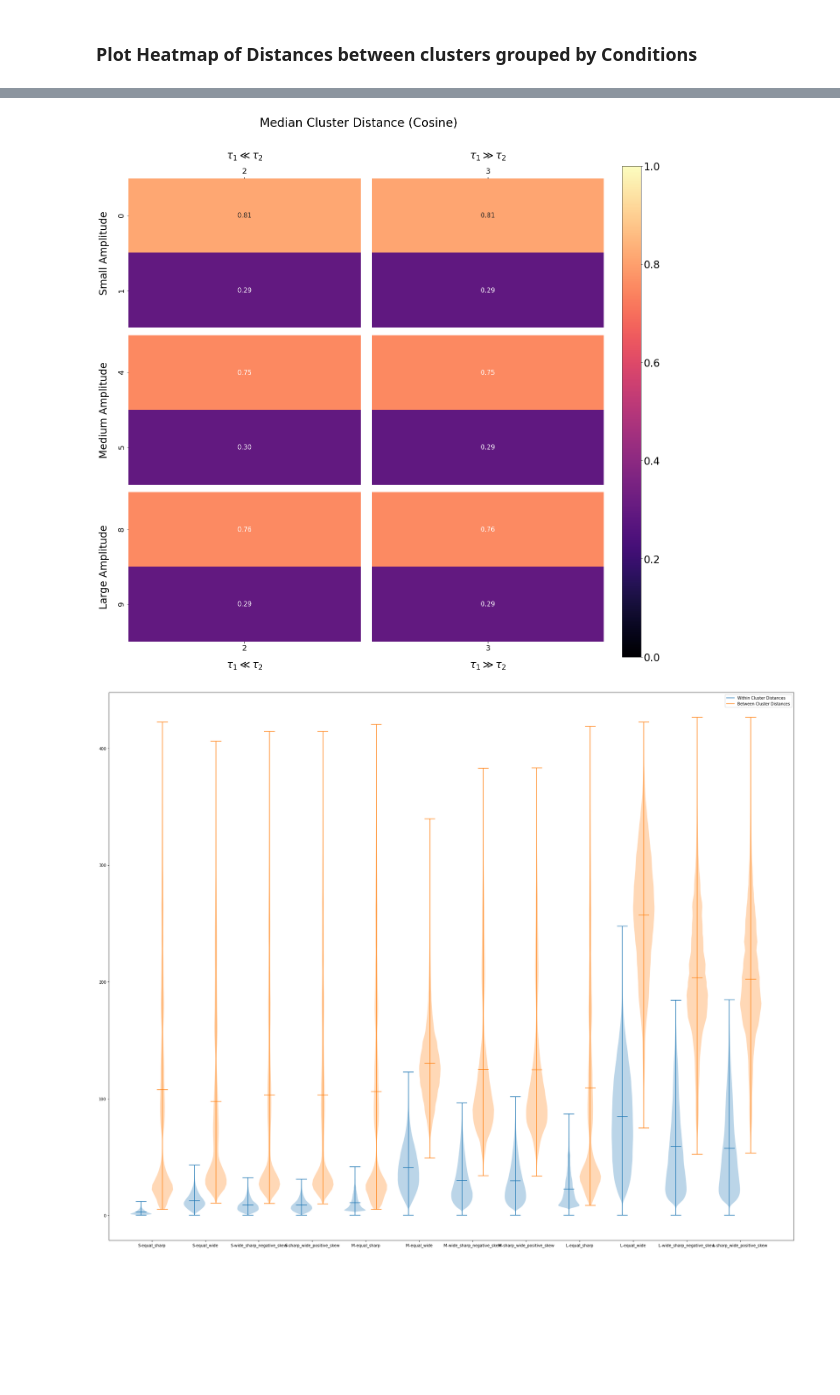
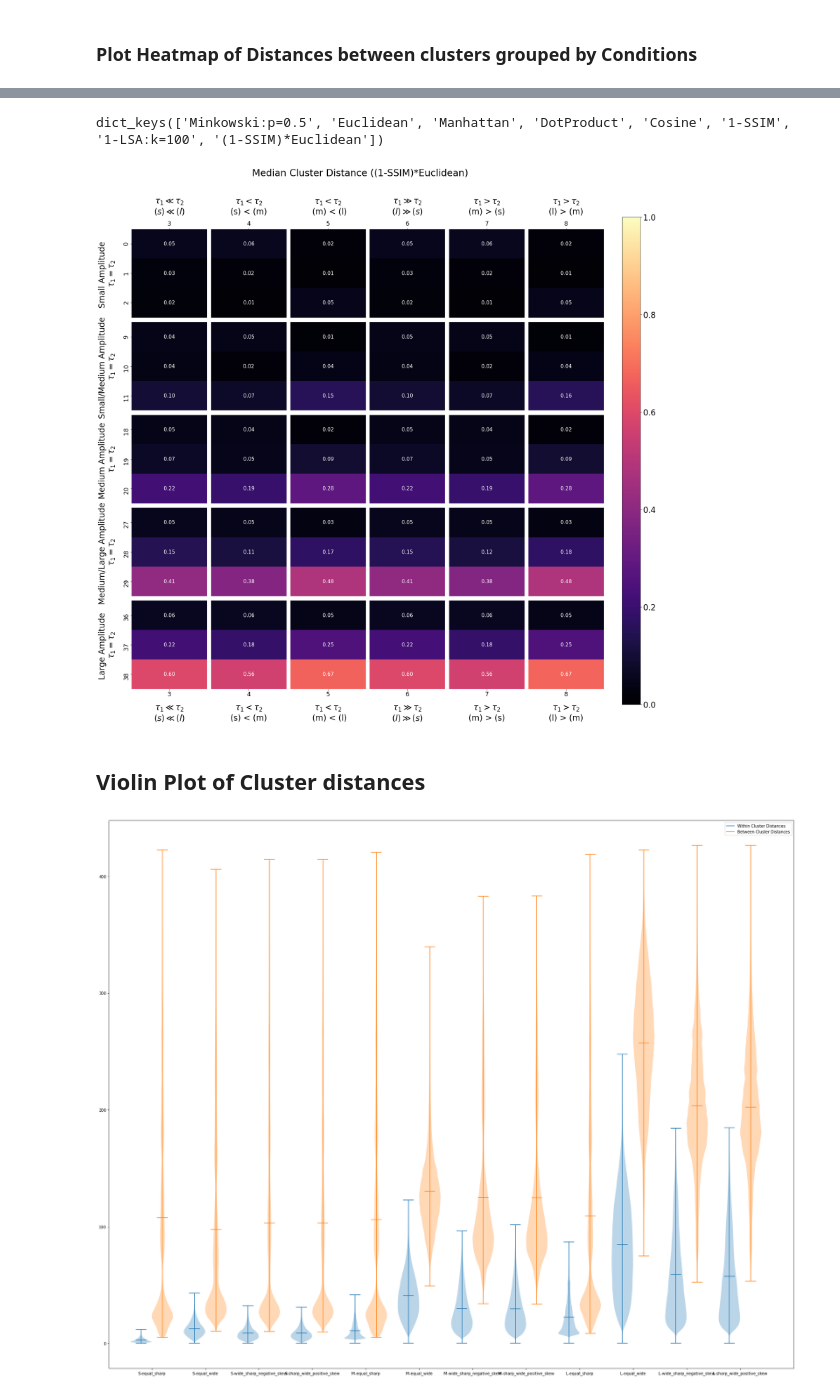
Before and after one commit to paulovic96/Burst_Clustering, a Jupyter notebook: spectral_clustering_analysis.ipynb, the cells around one changed output, grey strips where cells are left out. Cells and saved outputs as stored; diff of their text form; code cells hidden in the pictures; blank space fills up the shorter version.

Commit message:
analysis of distance functions with increasing noise

```diff
--- a/spectral_clustering_analysis.ipynb
+++ b/spectral_clustering_analysis.ipynb
@@ -573,7 +444,8 @@ def grouped_heatmap_plot(shape,
                          clusters_row = None,
                          clusters_col = None,
                          title = "",
-                         figsize = (20,20)):
+                         figsize = (20,20),
+                         subplotadjustments = None):
 
     if clusters_row is None:
         clusters_row = list(range(len(within_distances_mms_dict.keys())))
@@ -608,6 +480,8 @@ def grouped_heatmap_plot(shape,
 
     fig, ax = plt.subplots(ncols=cols, nrows=rows,figsize = figsize)
 
+
+
     cmap = plt.cm.magma
     heatmapkws = dict(square=False, cbar=False, cmap = cmap, vmin=0, vmax= 1,annot_kws={"fontsize":15})
 
@@ -618,10 +492,11 @@ def grouped_heatmap_plot(shape,
     col_labels = col_conditions#["Small Amplitude", "Medium Amplitude", "Large Amplitude"]
 
     cluster_in_rows = sum([list(range(i,shape[0],row_conditions_occurance_in_data_interval)) for i in range(row_conditions_occurance_in_data_interval)],[])
-
+    #print(cluster_in_rows)
 
     for row in range(rows):
         cluster_in_columns = sum([list(range(i,shape[1],col_conditions_occurance_in_data_interval)) for i in range(col_conditions_occurance_in_data_interval)],[])
+        #print(cluster_in_columns)
 
         data_rows = cluster_in_rows[:int(shape[0]/rows)]
         for i in data_rows:
@@ -660,6 +535,16 @@ def grouped_heatmap_plot(shape,
     sm.set_array([])
     fig.colorbar(sm, cax=cax)
     cax.tick_params(labelsize = 24)
-    plt.subplots_adjust(wspace = 0.05, hspace = 0.05)
+    if not subplotadjustments is None:
+        left = subplotadjustments[0]
+        right = subplotadjustments[1]
+        bottom = subplotadjustments[2]
+        top =  subplotadjustments[3]
+        wspace =  subplotadjustments[4]
+        hspace =  subplotadjustments[5]
+
+        plt.subplots_adjust(left=left,right=right,bottom=bottom,top=top, wspace = wspace, hspace = hspace)
+    else:
+        plt.subplots_adjust(wspace = 0.05, hspace = 0.05)
 
     fig.suptitle(title, fontsize=28)
@@ -694,31 +602,49 @@ grouped_heatmap_plot(n_clusters,
+# %%
+max_values.keys()
+# %% [output]
+dict_keys(['Minkowski:p=0.5', 'Euclidean', 'Manhattan', 'DotProduct', 'Cosine', '1-SSIM', '1-LSA:k=100', '(1-SSIM)*Euclidean'])
 # %%
-n_clusters = 6
-metric = "Cosine"
-max_value = 1
+metric = "(1-SSIM)*Euclidean"
+max_value = np.round(max_values[metric])
+
+# Clearly Separable
 #row_conditions = [r'$\tau_1 \ll \tau_2$', r'$\tau_1 \gg \tau_2$']
-col_conditions = [r'$\tau_1 \ll \tau_2$', r'$\tau_1 \gg \tau_2$']
-row_conditions = ["Small Amplitude", "Medium Amplitude", "Large Amplitude"]
+#col_conditions = [r'$\tau_1 \ll \tau_2$', r'$\tau_1 \gg \tau_2$']
+#row_conditions = ["Small Amplitude \n"+ r'$\tau_1 = \tau_2$', "Medium Amplitude \n"+ r'$\tau_1 = \tau_2$', "Large Amplitude \n"+ r'$\tau_1 = \tau_2$']
 #col_conditions = ["Small Amplitude", "Medium Amplitude", "Large Amplitude"]
 
+row_conditions = ["Small Amplitude \n"+ r'$\tau_1 = \tau_2$',"Small/Medium Amplitude \n"+ r'$\tau_1 = \tau_2$' ,"Medium Amplitude \n"+ r'$\tau_1 = \tau_2$', "Medium/Large Amplitude \n"+ r'$\tau_1 = \tau_2$' ,"Large Amplitude \n"+ r'$\tau_1 = \tau_2$']
+col_conditions = [r'$\tau_1 \ll \tau_2$'+ "\n" + r'$(s) \ll (l)$', r'$\tau_1 < \tau_2$' + "\n(s) < (m)", r'$\tau_1 < \tau_2$' + "\n (m) < (l)",
+                  r'$\tau_1 \gg \tau_2$'+ "\n" + r'$(l) \gg (s)$', r'$\tau_1 > \tau_2$' + "\n(m) > (s)", r'$\tau_1 > \tau_2$' + "\n(l) > (m)"]
+
+
+
+
+
+
 row_conditions_occurance_in_data_interval = 1
-col_conditions_occurance_in_data_interval = 2
+col_conditions_occurance_in_data_interval = 6
 title = "Median Cluster Distance (%s)" % metric
 
 
-grouped_heatmap_plot((6,2),
+grouped_heatmap_plot((15,6),
                      within_distances_means_stds[metric],
                      between_distances_means_stds[metric],
                      max_value,
                      row_conditions,
                      col_conditions,
                      row_conditions_occurance_in_data_interval,
                      col_conditions_occurance_in_data_interval,
-                     clusters_row = [0,1,4,5,8,9],
-                     clusters_col = [2,3],
+                     clusters_row = [0,1,2,9,10,11,18,19,20,27,28,29,36,37,38],
+                     clusters_col = [3,4,5,6,7,8],
+                     #clusters_row = [0,1,4,5,8,9],
+                     #clusters_col = [2,3],
                      title = title,
-                     figsize = (20,20))
+                     figsize = (25,25))
 
-plt.savefig("heatmap_%s_amplitude_equal_vs_time_constant_skewed_clusters" % metric.replace(".",""))
+plt.savefig("heatmap_%s_amplitude_equal_vs_time_constant_skewed_clusters_ambig" % metric.replace(".",""))
 # %% [output]
-[figure, old version]
+[figure, new version]
+# %% [markdown]
+## Violin Plot of Cluster distances
 # %%
```
Also changed, not shown: parts of 41 cells of this notebook, 6 other files.
